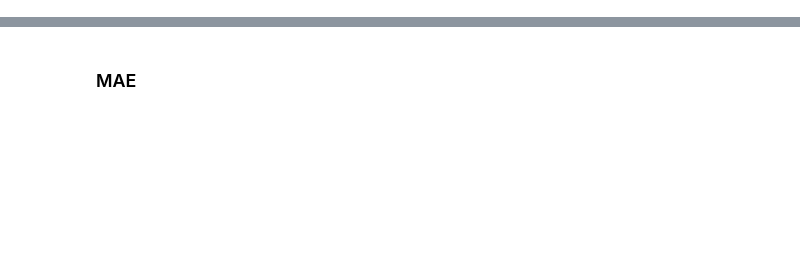
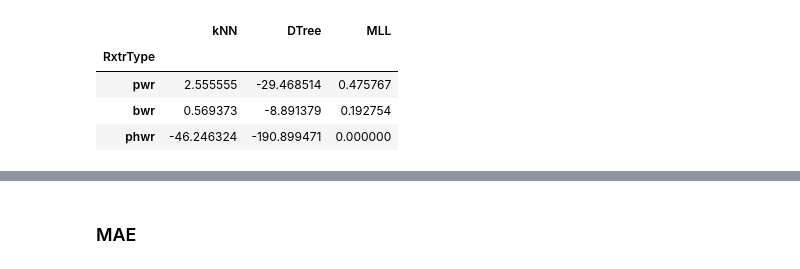
Before and after one commit to opotowsky/process_results, a Jupyter notebook: rxtr-type_mll_scikit_compare.ipynb, the cells around one changed output, grey strips where cells are left out. Drawn from its saved outputs; the diff is of its cells as text; code cells hidden in the pictures; blank space fills up the shorter version.

```diff
--- a/rxtr-type_mll_scikit_compare.ipynb
+++ b/rxtr-type_mll_scikit_compare.ipynb
@@ -118,6 +118,14 @@ diffs.loc[('enrichment', 'phwr'), 'MLL'] = 0.0
 algs = ['kNN', 'DTree', 'MLL']
 preds = ['burnup', 'enrichment', 'cooling']
 Preds = {'burnup' : 'Burnup [MWd/MTU]', 'enrichment' : 'Enrichment [%U235]', 'cooling' : 'Time Since Irradiation [days]'}
+# %%
+diffs.loc['burnup']
+# %% [output]
+|  | kNN | DTree | MLL |
+| RxtrType |  |  |  |
+| pwr | 2.555555 | -29.468514 | 0.475767 |
+| bwr | 0.569373 | -8.891379 | 0.192754 |
+| phwr | -46.246324 | -190.899471 | 0.000000 |
 # %%
 fig, axs = plt.subplots(nrows=1, ncols=3, sharex=False, sharey=True, figsize=(15,5))
 for a, ax in enumerate(axs):
```
Also changed, not shown: parts of 5 cells of this notebook, 2 other files.
